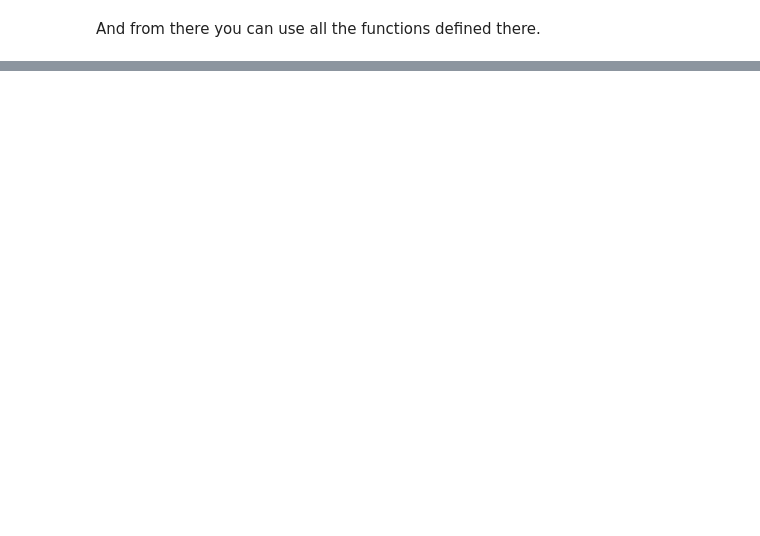
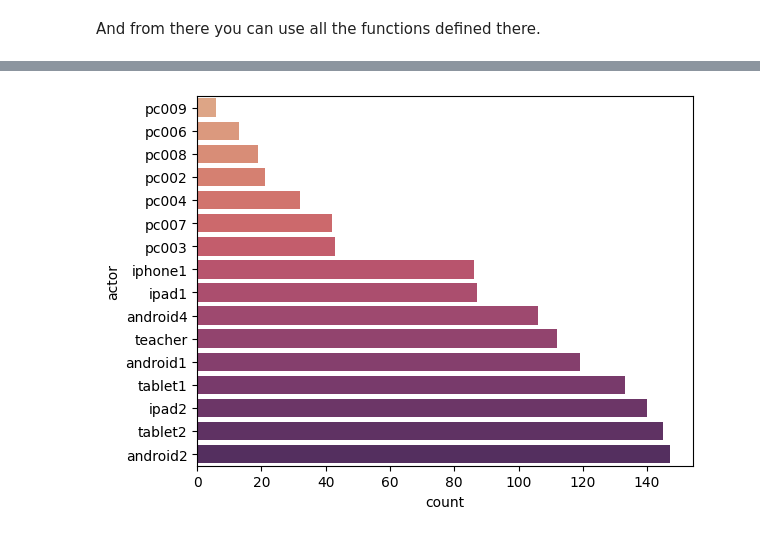
Before and after one commit to Stocastico/xapi_analysis, a Jupyter notebook: nbs/index.ipynb, the cells around one changed output, grey strips where cells are left out. Cells and saved outputs as stored; diff of their text form; code cells hidden in the pictures; blank space fills up the shorter version.

```diff
--- a/nbs/index.ipynb
+++ b/nbs/index.ipynb
@@ -36,0 +33,4 @@ And from there you can use all the functions defined there.
+# %%
+csv_file = '../example_statements.csv'
+statements = pd.read_csv(csv_file, index_col=0, delimiter=',').reset_index(drop=True)
+statements.head(5)
@@ -36,0 +46,6 @@ And from there you can use all the functions defined there.
+# %%
+statements = remove_whitespaces(statements, ["actor"])
+statements = to_lowercase(statements, ["actor"])
+statements = remove_verbs(statements, ["Logged In", "Logged Out"])
+statements = remove_actors(statements, ["android3"])
+statements.head(5)
@@ -36,0 +61,3 @@ And from there you can use all the functions defined there.
+# %%
+interactions =  count_interactions(statements)
+interactions
@@ -36,0 +82,4 @@ And from there you can use all the functions defined there.
+# %%
+create_barplot(interactions, 'count', 'actor', cmap='flare')
+# %% [output]
+[figure, added]
```
Also changed, not shown: parts of 10 cells of this notebook, 37 other files.
